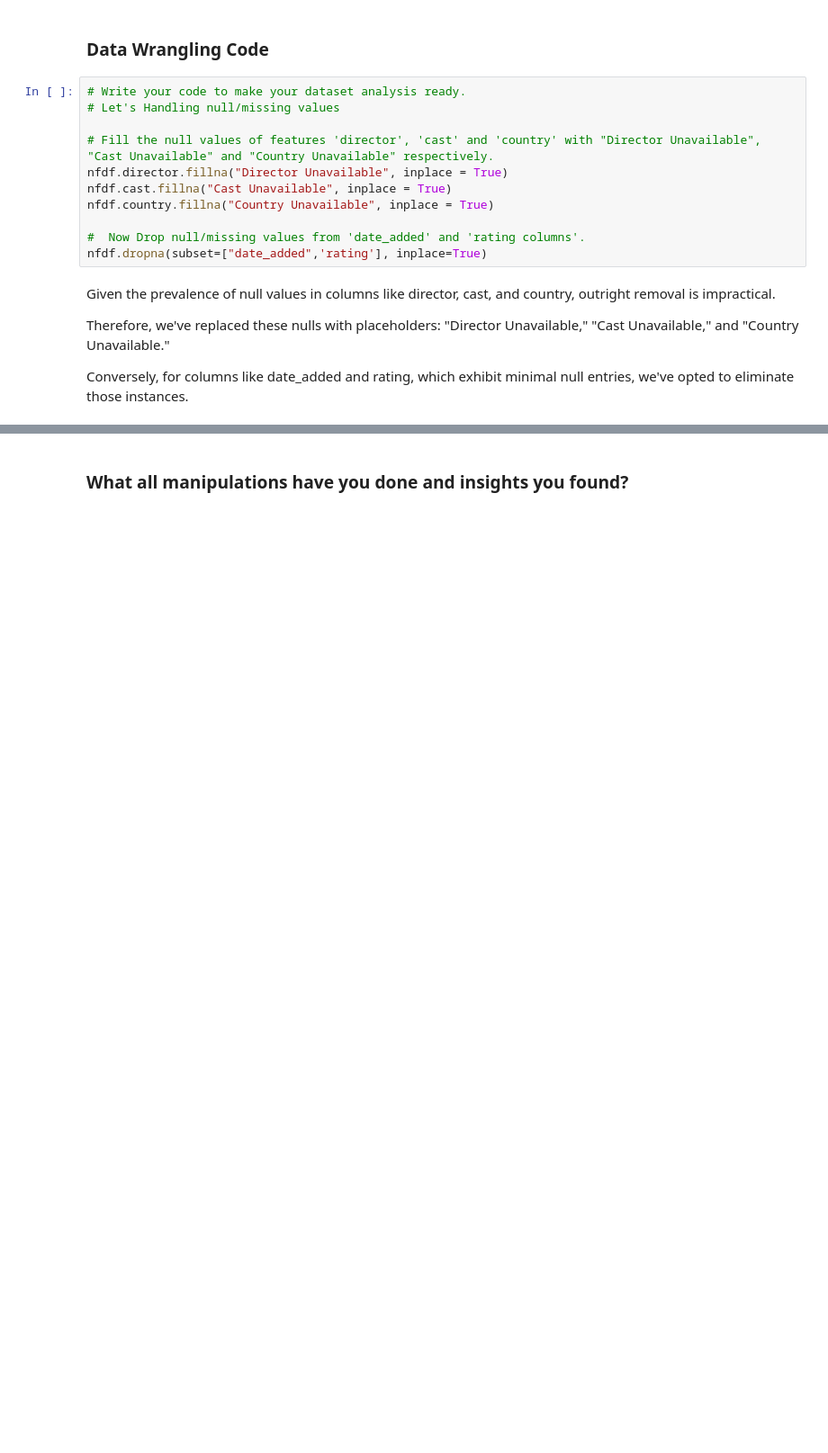
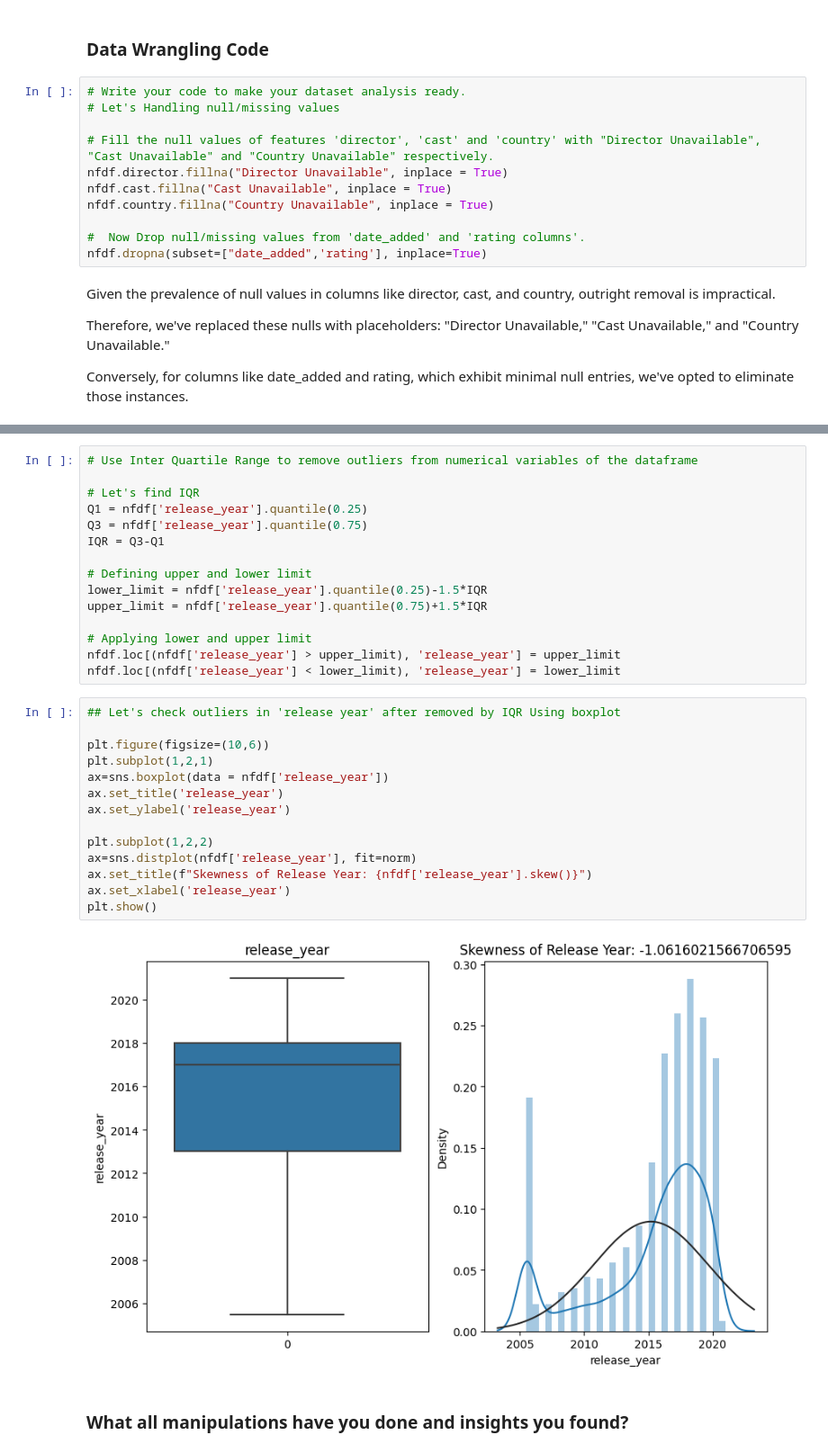
Before and after one commit to KiranKokateGitHub/Netflix-Movies-and-TV-Shows-Clustering_UnsupervisedML, a Jupyter notebook: Kiran_unsupervisedML.ipynb, the cells around one changed output, grey strips where cells are left out. Shown at 90% size. Saved outputs shown, nothing was run; the diff lists cells and outputs as text; blank space fills up the shorter version.

```diff
--- a/Kiran_unsupervisedML.ipynb
+++ b/Kiran_unsupervisedML.ipynb
@@ -424,2 +488,33 @@ Conversely, for columns like date_added and rating, which exhibit minimal null e
+# %%
+# Use Inter Quartile Range to remove outliers from numerical variables of the dataframe
+
+# Let's find IQR
+Q1 = nfdf['release_year'].quantile(0.25)
+Q3 = nfdf['release_year'].quantile(0.75)
+IQR = Q3-Q1
+
+# Defining upper and lower limit
+lower_limit = nfdf['release_year'].quantile(0.25)-1.5*IQR
+upper_limit = nfdf['release_year'].quantile(0.75)+1.5*IQR
+
+# Applying lower and upper limit
+nfdf.loc[(nfdf['release_year'] > upper_limit), 'release_year'] = upper_limit
+nfdf.loc[(nfdf['release_year'] < lower_limit), 'release_year'] = lower_limit
+# %%
+## Let's check outliers in 'release year' after removed by IQR Using boxplot
+
+plt.figure(figsize=(10,6))
+plt.subplot(1,2,1)
+ax=sns.boxplot(data = nfdf['release_year'])
+ax.set_title('release_year')
+ax.set_ylabel('release_year')
+
+plt.subplot(1,2,2)
+ax=sns.distplot(nfdf['release_year'], fit=norm)
+ax.set_title(f"Skewness of Release Year: {nfdf['release_year'].skew()}")
+ax.set_xlabel('release_year')
+plt.show()
+# %% [output]
+[figure, added]
 # %% [markdown]
 ### What all manipulations have you done and insights you found?
```
Also changed, not shown: parts of 8 cells of this notebook.
